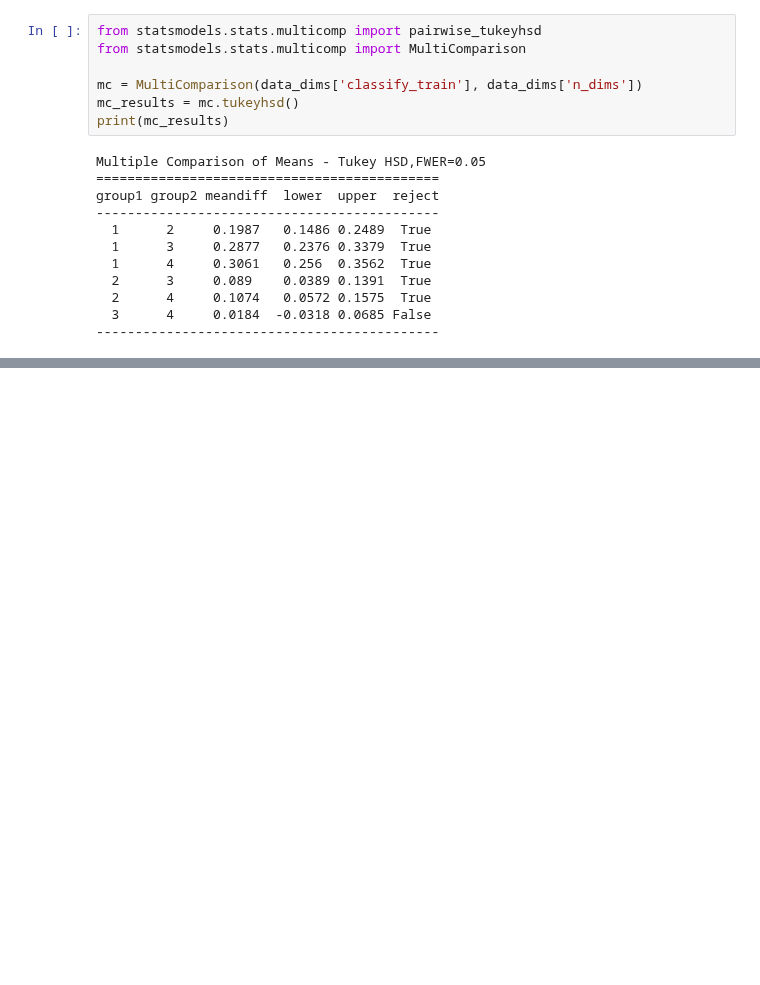
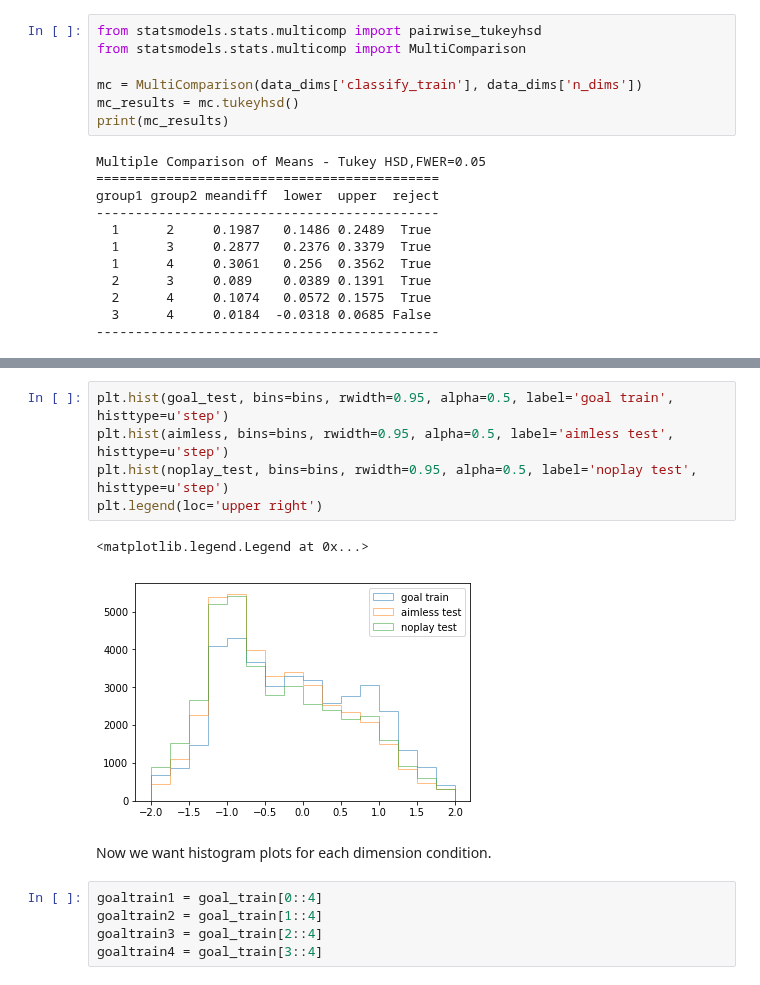
Before and after one commit to maddybartlett/NEN001, a Jupyter notebook: Plots.ipynb, the cells around one changed output, grey strips where cells are left out. Saved outputs shown, nothing was run; the diff lists cells and outputs as text; blank space fills up the shorter version.

```diff
--- a/Plots.ipynb
+++ b/Plots.ipynb
@@ -149,0 +311,15 @@ group1 group2 meandiff  lower  upper  reject
+# %%
+plt.hist(goal_test, bins=bins, rwidth=0.95, alpha=0.5, label='goal train', histtype=u'step')
+plt.hist(aimless, bins=bins, rwidth=0.95, alpha=0.5, label='aimless test', histtype=u'step')
+plt.hist(noplay_test, bins=bins, rwidth=0.95, alpha=0.5, label='noplay test', histtype=u'step')
+plt.legend(loc='upper right')
+# %% [output]
+<matplotlib.legend.Legend at 0x...>
+[figure, added]
+# %% [markdown]
+Now we want histogram plots for each dimension condition.
+# %%
+goaltrain1 = goal_train[0::4]
+goaltrain2 = goal_train[1::4]
+goaltrain3 = goal_train[2::4]
+goaltrain4 = goal_train[3::4]
```
Also changed, not shown: parts of 37 cells of this notebook, 1 other file.
